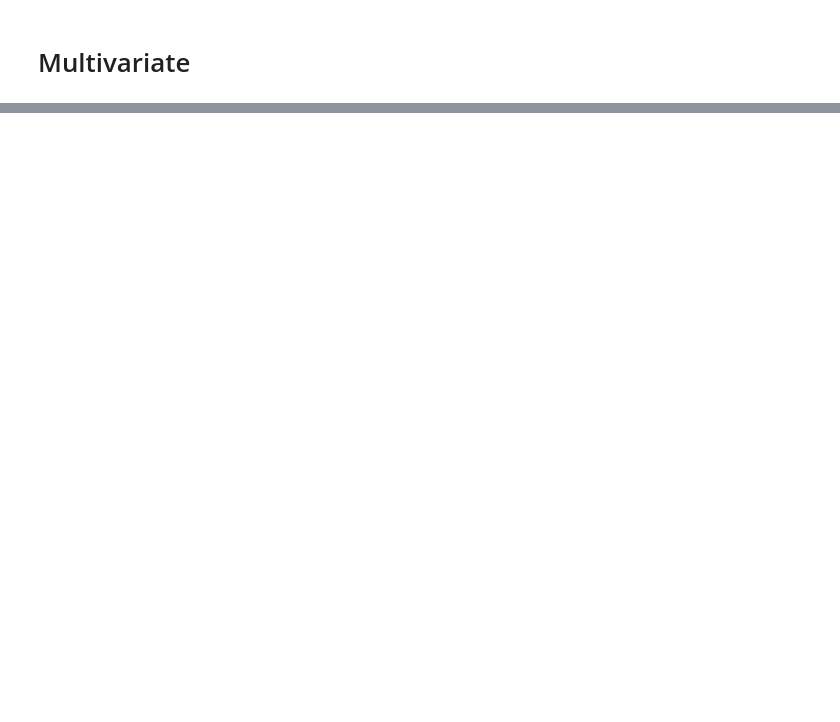
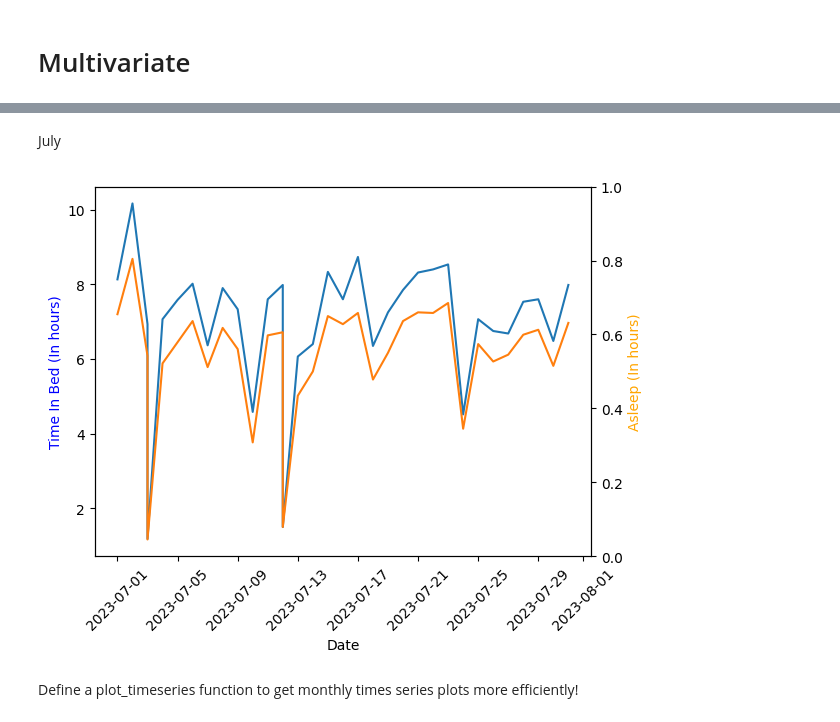
Before and after one commit to liaohan618/Fitbit, a Jupyter notebook: sleep/sleep_EDA.ipynb, the cells around one changed output, grey strips where cells are left out. Saved outputs shown, nothing was run; the diff lists cells and outputs as text; code cells hidden in the pictures; blank space fills up the shorter version.

```diff
--- a/sleep/sleep_EDA.ipynb
+++ b/sleep/sleep_EDA.ipynb
@@ -37,0 +83,20 @@ plt.show()
+# %% [markdown]
+July
+# %%
+july = sleep[sleep['date'].dt.month == 7]
+
+fig, ax = plt.subplots()
+ax.plot(july['date'], july['timeInBed'])
+ax.plot(july['date'], july['asleep'])
+ax.set_xlabel('Date')
+ax.set_ylabel('Time In Bed (In hours)', color='blue')
+ax2 = ax.twinx()
+ax2.set_ylabel('Asleep (In hours)', color='orange')
+
+ax.tick_params(axis='x', rotation=45)
+ax2.tick_params(axis='x', rotation=45)
+plt.show()
+# %% [output]
+[figure, added]
+# %% [markdown]
+Define a plot_timeseries function to get monthly times series plots more efficiently!
```
Also changed, not shown: parts of 20 cells of this notebook, 1 other file.
